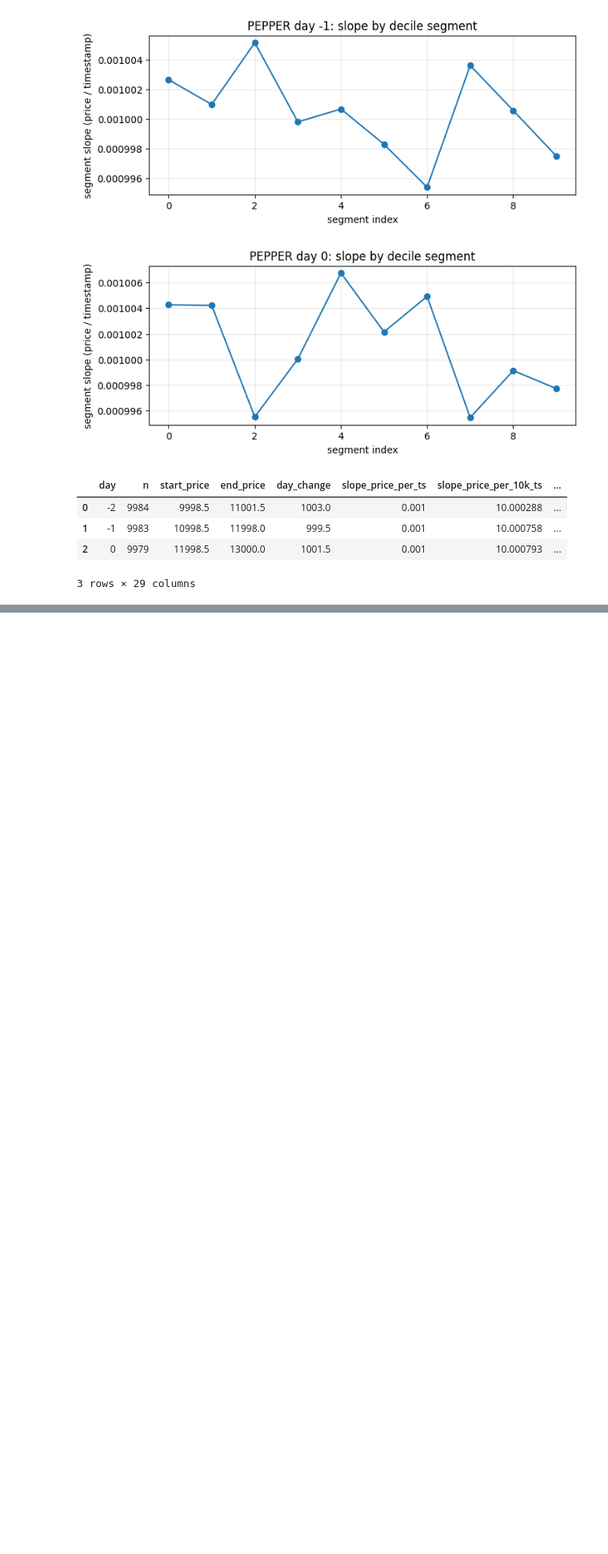
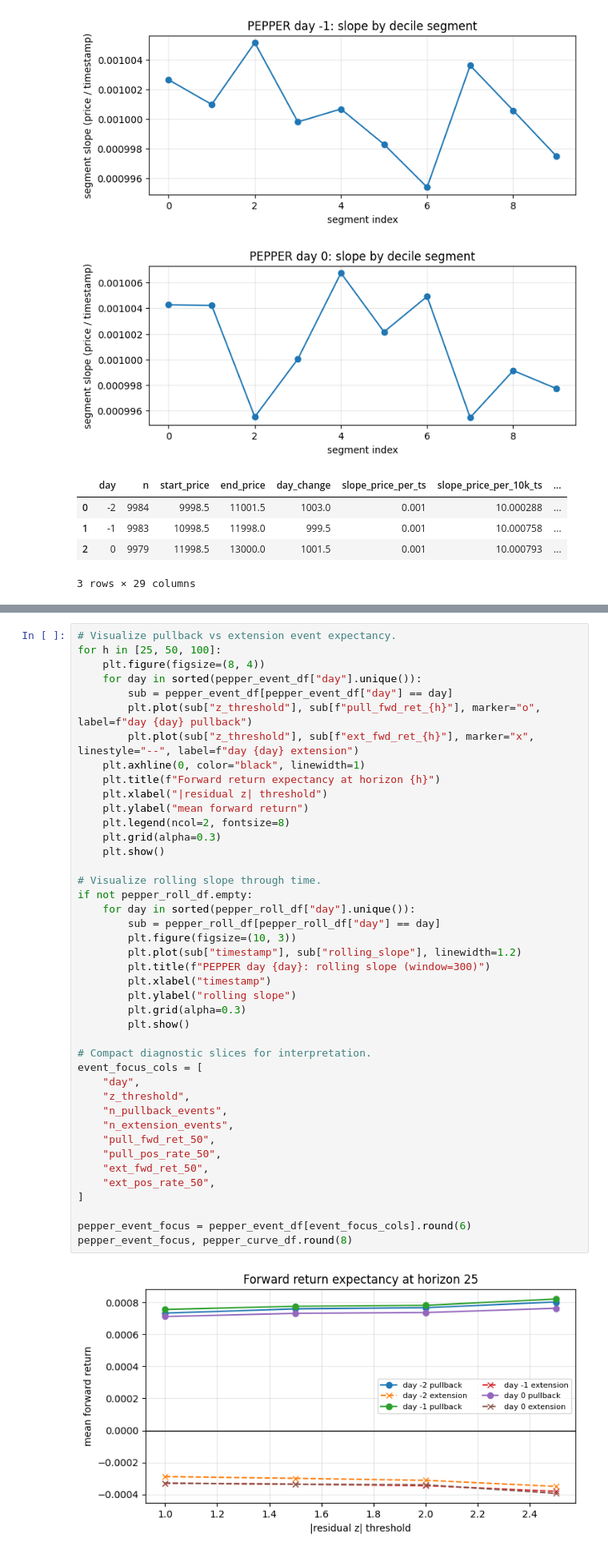
Before and after one commit to EricLuGHub/data-stream-simulation-lab, a Jupyter notebook: R1/erick/analysis_pepper.ipynb, the cells around one changed output, grey strips where cells are left out. Shown at 80% size. Saved outputs shown, nothing was run; the diff lists cells and outputs as text; blank space fills up the shorter version.

```diff
--- a/R1/erick/analysis_pepper.ipynb
+++ b/R1/erick/analysis_pepper.ipynb
@@ -287,0 +403,44 @@ pepper_diag_df[key_cols].round(6)
+# %%
+# Visualize pullback vs extension event expectancy.
+for h in [25, 50, 100]:
+    plt.figure(figsize=(8, 4))
+    for day in sorted(pepper_event_df["day"].unique()):
+        sub = pepper_event_df[pepper_event_df["day"] == day]
+        plt.plot(sub["z_threshold"], sub[f"pull_fwd_ret_{h}"], marker="o", label=f"day {day} pullback")
+        plt.plot(sub["z_threshold"], sub[f"ext_fwd_ret_{h}"], marker="x", linestyle="--", label=f"day {day} extension")
+    plt.axhline(0, color="black", linewidth=1)
+    plt.title(f"Forward return expectancy at horizon {h}")
+    plt.xlabel("|residual z| threshold")
+    plt.ylabel("mean forward return")
+    plt.legend(ncol=2, fontsize=8)
+    plt.grid(alpha=0.3)
+    plt.show()
+
+# Visualize rolling slope through time.
+if not pepper_roll_df.empty:
+    for day in sorted(pepper_roll_df["day"].unique()):
+        sub = pepper_roll_df[pepper_roll_df["day"] == day]
+        plt.figure(figsize=(10, 3))
+        plt.plot(sub["timestamp"], sub["rolling_slope"], linewidth=1.2)
+        plt.title(f"PEPPER day {day}: rolling slope (window=300)")
+        plt.xlabel("timestamp")
+        plt.ylabel("rolling slope")
+        plt.grid(alpha=0.3)
+        plt.show()
+
+# Compact diagnostic slices for interpretation.
+event_focus_cols = [
+    "day",
+    "z_threshold",
+    "n_pullback_events",
+    "n_extension_events",
+    "pull_fwd_ret_50",
+    "pull_pos_rate_50",
+    "ext_fwd_ret_50",
+    "ext_pos_rate_50",
+]
+
+pepper_event_focus = pepper_event_df[event_focus_cols].round(6)
+pepper_event_focus, pepper_curve_df.round(8)
+# %% [output]
+[figure, added]
```
Also changed, not shown: parts of 3 cells of this notebook.
